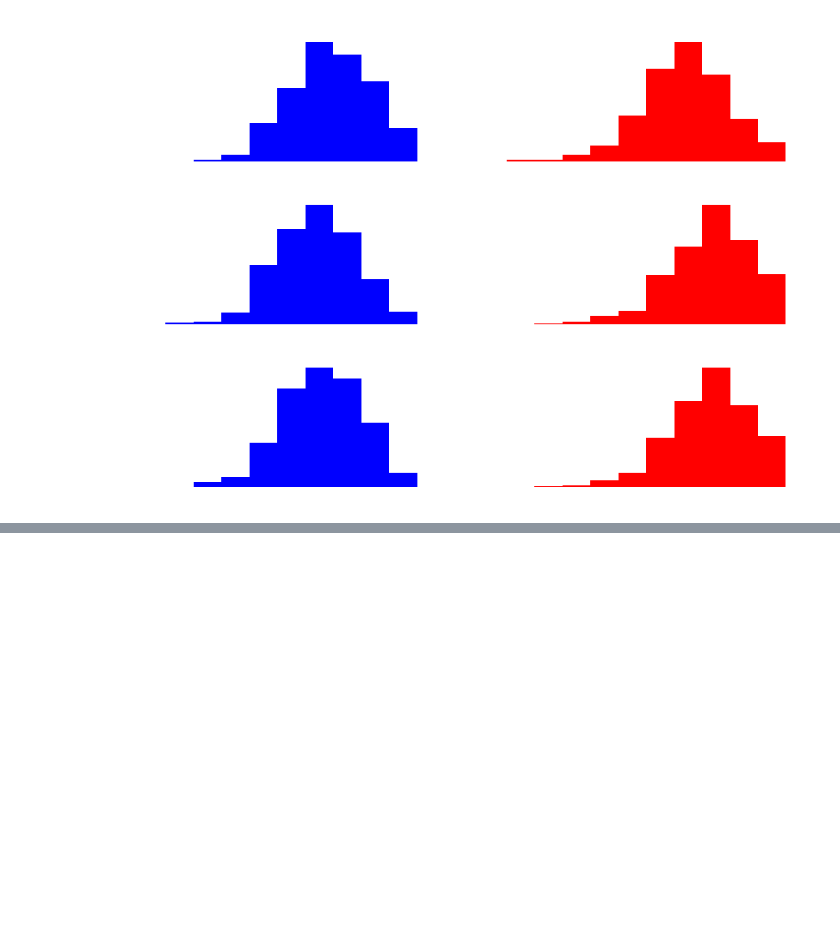
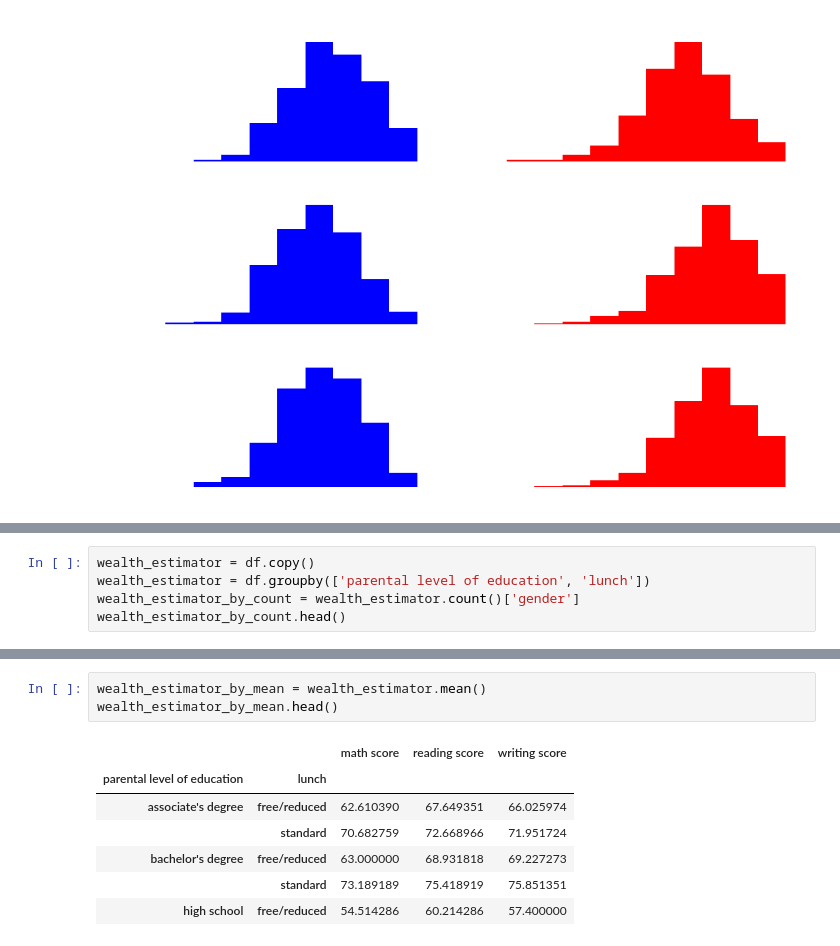
Before and after one commit to dylankfernandes/exam-performance-data-analysis, a Jupyter notebook: exam-performance.ipynb, the cells around one changed output, grey strips where cells are left out. Drawn from its saved outputs; the diff is of its cells as text; blank space fills up the shorter version.

```diff
--- a/exam-performance.ipynb
+++ b/exam-performance.ipynb
@@ -91,0 +105,5 @@ Great! This gives us a clearer picture of the test scores for males and females.
+# %%
+wealth_estimator = df.copy()
+wealth_estimator = df.groupby(['parental level of education', 'lunch'])
+wealth_estimator_by_count = wealth_estimator.count()['gender']
+wealth_estimator_by_count.head()
@@ -91,0 +125,11 @@ Great! This gives us a clearer picture of the test scores for males and females.
+# %%
+wealth_estimator_by_mean = wealth_estimator.mean()
+wealth_estimator_by_mean.head()
+# %% [output]
+|  |  | math score | reading score | writing score |
+| parental level of education | lunch |  |  |  |
+| associate's degree | free/reduced | 62.610390 | 67.649351 | 66.025974 |
+|  | standard | 70.682759 | 72.668966 | 71.951724 |
+| bachelor's degree | free/reduced | 63.000000 | 68.931818 | 69.227273 |
+|  | standard | 73.189189 | 75.418919 | 75.851351 |
+| high school | free/reduced | 54.514286 | 60.214286 | 57.400000 |
```
Also changed, not shown: parts of 11 cells of this notebook.
